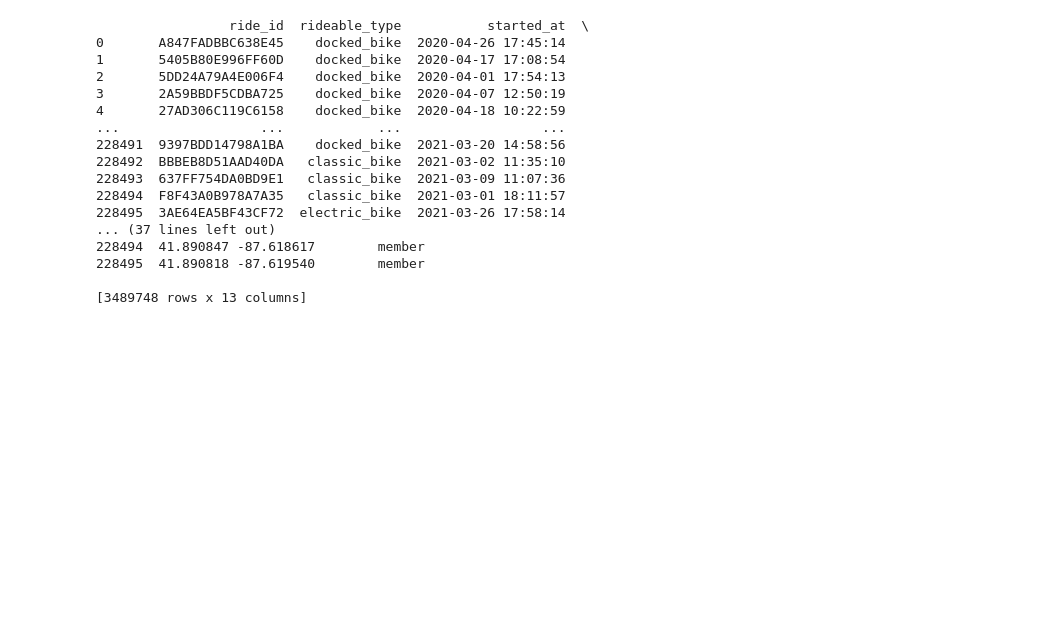
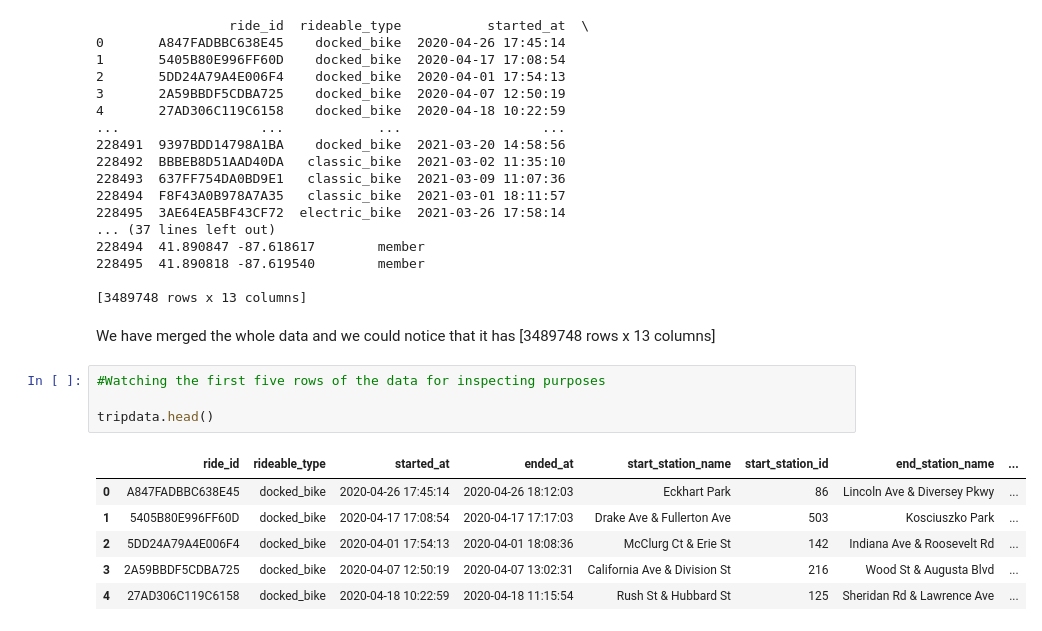
Before and after one commit to Ladislau2020/2021, a Jupyter notebook: capstone-project-from-google.ipynb, the cells around one changed output. Cells and saved outputs as stored; diff of their text form; blank space fills up the shorter version.

```diff
--- a/capstone-project-from-google.ipynb
+++ b/capstone-project-from-google.ipynb
@@ -53,3 +57,16 @@ print(tripdata)
 228495  41.890818 -87.619540        member
 
 [3489748 rows x 13 columns]
+# %% [markdown]
+We have merged the whole data and we could notice that it has [3489748 rows x 13 columns]
+# %%
+#Watching the first five rows of the data for inspecting purposes
+
+tripdata.head()
+# %% [output]
+|  | ride_id | rideable_type | started_at | ended_at | start_station_name | start_station_id | end_station_name | ... |
+| 0 | A847FADBBC638E45 | docked_bike | 2020-04-26 17:45:14 | 2020-04-26 18:12:03 | Eckhart Park | 86 | Lincoln Ave & Diversey Pkwy | ... |
+| 1 | 5405B80E996FF60D | docked_bike | 2020-04-17 17:08:54 | 2020-04-17 17:17:03 | Drake Ave & Fullerton Ave | 503 | Kosciuszko Park | ... |
+| 2 | 5DD24A79A4E006F4 | docked_bike | 2020-04-01 17:54:13 | 2020-04-01 18:08:36 | McClurg Ct & Erie St | 142 | Indiana Ave & Roosevelt Rd | ... |
+| 3 | 2A59BBDF5CDBA725 | docked_bike | 2020-04-07 12:50:19 | 2020-04-07 13:02:31 | California Ave & Division St | 216 | Wood St & Augusta Blvd | ... |
+| 4 | 27AD306C119C6158 | docked_bike | 2020-04-18 10:22:59 | 2020-04-18 11:15:54 | Rush St & Hubbard St | 125 | Sheridan Rd & Lawrence Ave | ... |
```
Also changed, not shown: parts of 36 cells of this notebook.
